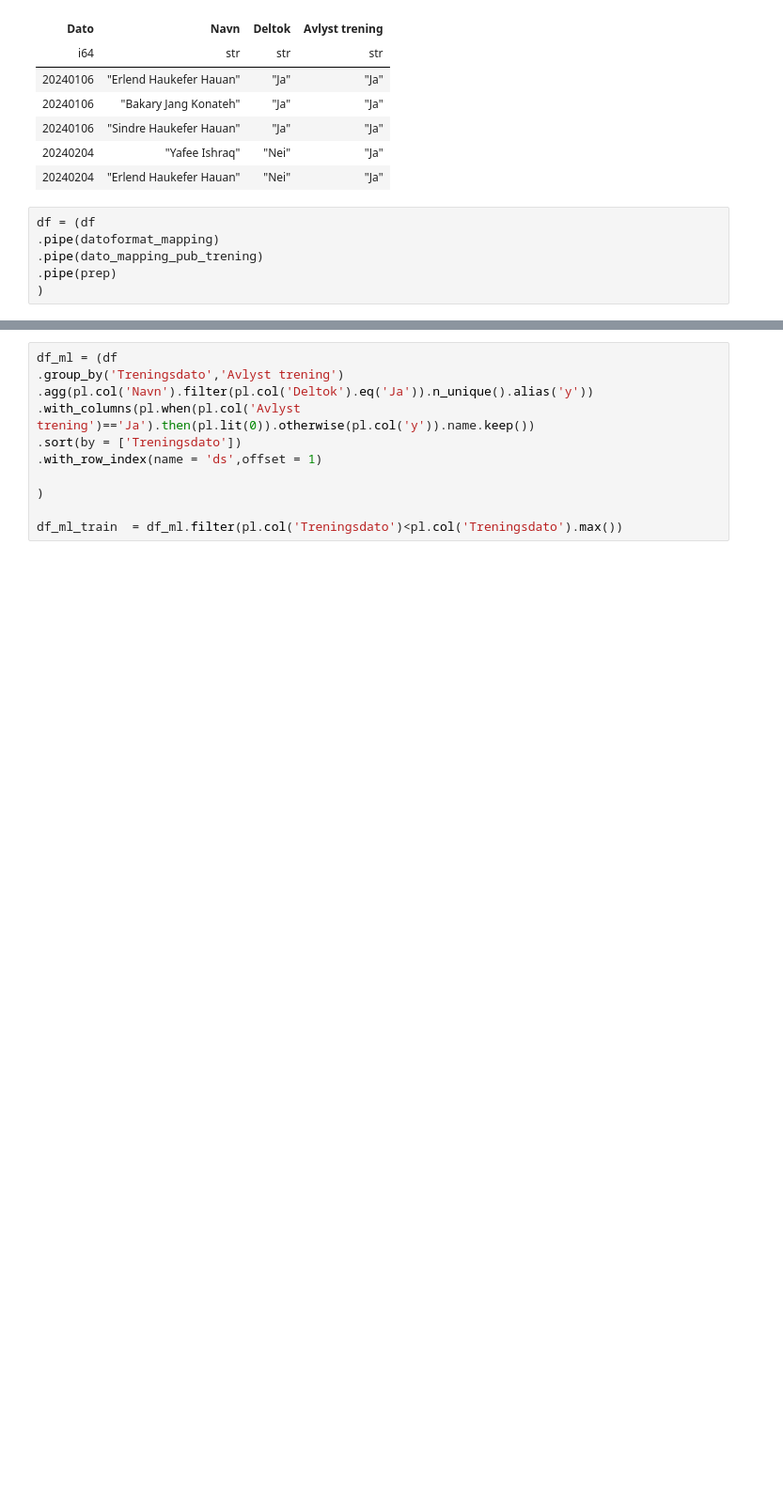
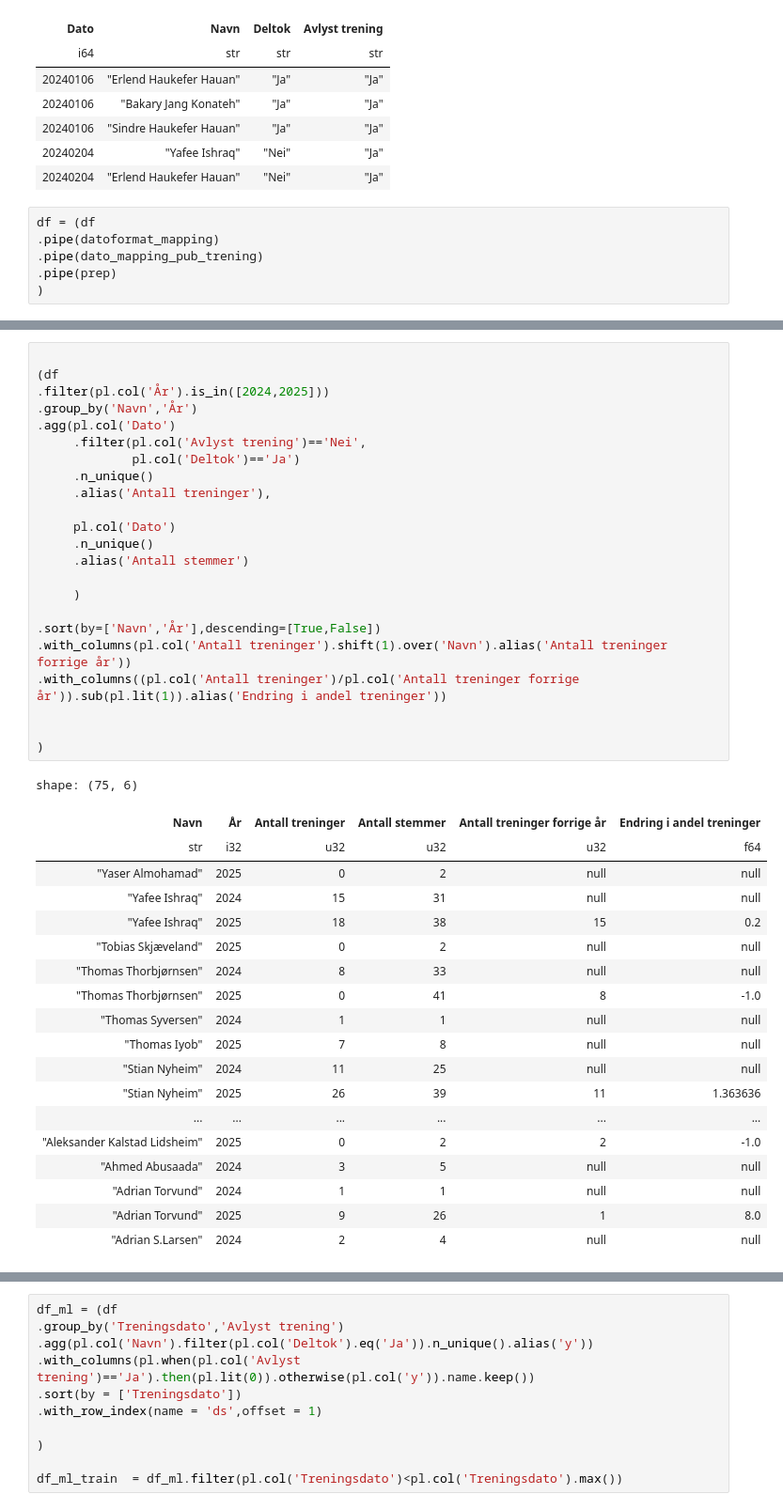
Before and after one commit to PolarsDude/treningsstatistikk-, a Jupyter notebook: test_fil.ipynb, the cells around one changed output, grey strips where cells are left out. Shown at 94% size. Drawn from its saved outputs; the diff is of its cells as text; blank space fills up the shorter version.

Commit message:
Oppdater treningsdata

```diff
--- a/test_fil.ipynb
+++ b/test_fil.ipynb
@@ -61,0 +127,43 @@ shape: (54, 10)
+# %%
+
+(df
+.filter(pl.col('År').is_in([2024,2025]))
+.group_by('Navn','År')
+.agg(pl.col('Dato')
+     .filter(pl.col('Avlyst trening')=='Nei',
+             pl.col('Deltok')=='Ja')
+     .n_unique()
+     .alias('Antall treninger'),
+
+     pl.col('Dato')
+     .n_unique()
+     .alias('Antall stemmer')
+
+     )
+
+.sort(by=['Navn','År'],descending=[True,False])
+.with_columns(pl.col('Antall treninger').shift(1).over('Navn').alias('Antall treninger forrige år'))
+.with_columns((pl.col('Antall treninger')/pl.col('Antall treninger forrige år')).sub(pl.lit(1)).alias('Endring i andel treninger'))
+
+
+)
+# %% [output]
+shape: (75, 6)
+| Navn | År | Antall treninger | Antall stemmer | Antall treninger forrige år | Endring i andel treninger |
+| str | i32 | u32 | u32 | u32 | f64 |
+| "Yaser Almohamad" | 2025 | 0 | 2 | null | null |
+| "Yafee Ishraq" | 2024 | 15 | 31 | null | null |
+| "Yafee Ishraq" | 2025 | 18 | 38 | 15 | 0.2 |
+| "Tobias Skjæveland" | 2025 | 0 | 2 | null | null |
+| "Thomas Thorbjørnsen" | 2024 | 8 | 33 | null | null |
+| "Thomas Thorbjørnsen" | 2025 | 0 | 41 | 8 | -1.0 |
+| "Thomas Syversen" | 2024 | 1 | 1 | null | null |
+| "Thomas Iyob" | 2025 | 7 | 8 | null | null |
+| "Stian Nyheim" | 2024 | 11 | 25 | null | null |
+| "Stian Nyheim" | 2025 | 26 | 39 | 11 | 1.363636 |
+| ... | ... | ... | ... | ... | ... |
+| "Aleksander Kalstad Lidsheim" | 2025 | 0 | 2 | 2 | -1.0 |
+| "Ahmed Abusaada" | 2024 | 3 | 5 | null | null |
+| "Adrian Torvund" | 2024 | 1 | 1 | null | null |
+| "Adrian Torvund" | 2025 | 9 | 26 | 1 | 8.0 |
+| "Adrian S.Larsen" | 2024 | 2 | 4 | null | null |
```
Also changed, not shown: parts of 7 cells of this notebook, 1 other file.
